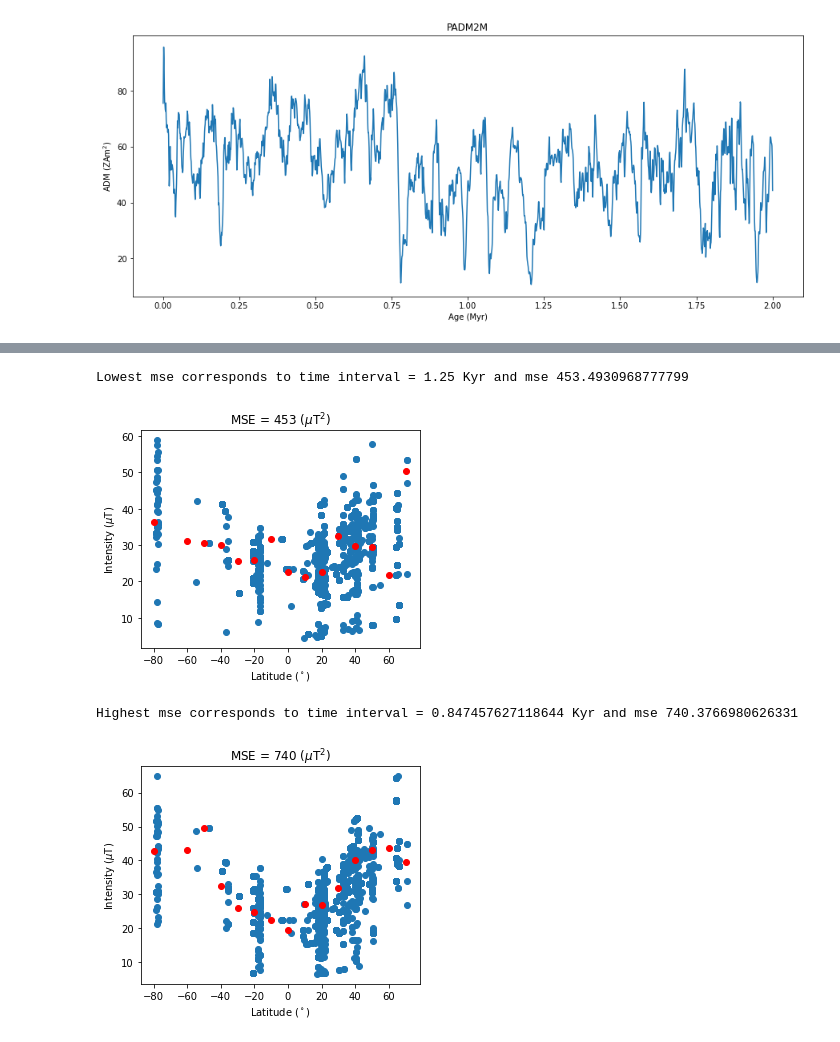
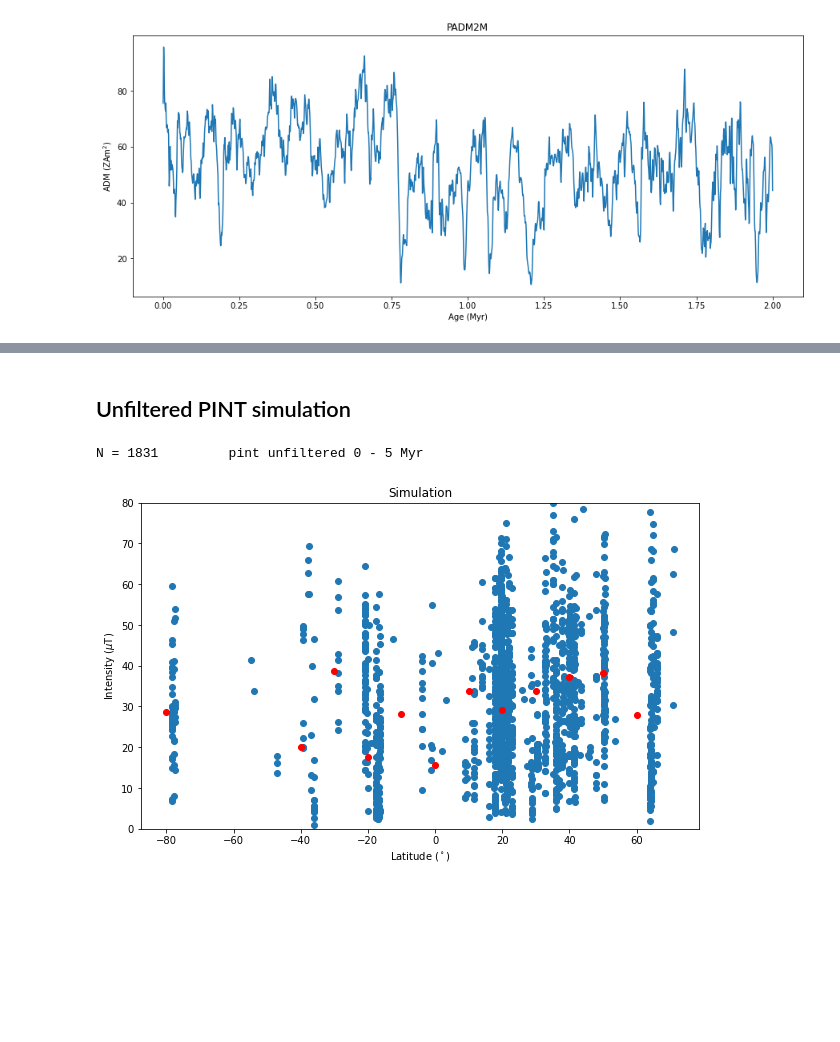
Before and after one commit to hfa2105/Golan_Heights_Analysis, a Jupyter notebook: Asefaw_GH_Analysis.ipynb, the cells around one changed output, grey strips where cells are left out. Saved outputs shown, nothing was run; the diff lists cells and outputs as text; code cells hidden in the pictures; blank space fills up the shorter version.

Commit message:
simulation added

```diff
--- a/Asefaw_GH_Analysis.ipynb
+++ b/Asefaw_GH_Analysis.ipynb
@@ -398,7 +421,8 @@ plt.title("PADM2M");
 # %% [output]
 [figure]
 # %%
-def simulation(data, n):
+def simulation(data):
+    n = padm2m['ADM'].size
     sim_lat, sim_intensity= [], []
 
     # 1. sample n vadms
@@ -422,22 +446,32 @@ def simulation(data, n):
 def plot_simulation(sim_lat, sim_intensity, title = "Simulation"):
     sim = pd.DataFrame(columns = ['lat', 'int'], data = np.array([sim_lat, sim_intensity]).transpose())
     lat_range = np.arange(-90, 90, 10)
-    median_int = sim.groupby(pd.cut(sim['lat'], lat_range)).median()['int']
+
+
+    # calculate median intensity of each 10 degree latitude bin if n>=10
+    median_int, latitudes = [], []
+    for lat in lat_range:
+        lat_interval_data = sim[(sim['lat']>=lat) & (sim['lat']< lat+10)]
+
+        if lat_interval_data['lat'].size >=10:
+            median_int.append(lat_interval_data['int'].median())
+            latitudes.append(lat)
+
 
     plt.figure(0, (5, 4))
 
     #plt.subplot(121)
     plt.plot(sim['lat'], sim['int'], "o")
-    plt.plot(lat_range[:-1], median_int, "ro")
+    plt.plot(latitudes, median_int, "ro")
     plt.title(title)
     plt.xlabel("Latitude ($^\circ$)")
     plt.ylabel("Intensity ($\mu$T)")
 
 
-    vs = []
-    for b, la in zip(median_int, lat_range[:-1]):
-        if b != np.nan:
-            vs.append(pmag.b_vdm(b*1e-6, la)*1e-21)
+    #vs = []
+    #for b, la in zip(median_int, lat_range[:-1]):
+     #   if b != np.nan:
+      #      vs.append(pmag.b_vdm(b*1e-6, la)*1e-21)
 
     #plt.subplot(122)
     #plt.plot(lat_range[:-1],vs,"o", color="orange")
@@ -530,14 +499,2 @@ plt.plot(time_intervals, mses, 'o')
-# %%
-# view the mse with the lowest value
-print("Lowest mse corresponds to time interval = {} Kyr and mse {}".format(5/best_sim[2]*100, m_min))
-plot_simulation(best_sim[0], best_sim[1], "MSE = {} ($\mu$T$^2)$".format(int(m_min)))
-# %% [output]
-Lowest mse corresponds to time interval = 1.25 Kyr and mse 453.4930968777799
-[figure, removed]
-# %%
-# view the mse with the highest value
-print("Highest mse corresponds to time interval = {} Kyr and mse {}".format(5/worst_sim[2]*100, m_max))
-plot_simulation(worst_sim[0], worst_sim[1] ,"MSE = {} ($\mu$T$^2)$".format(int(m_max)))
-# %% [output]
-Highest mse corresponds to time interval = 0.847457627118644 Kyr and mse 740.3766980626331
-[figure, removed]
+# %% [markdown]
+## Unfiltered PINT simulation
@@ -543,0 +578,23 @@ Highest mse corresponds to time interval = 0.847457627118644 Kyr and mse 740.376
+# %%
+# UNFILTERED dataset0 - 5 Myr
+pint5 = pd.read_csv("../Data/PINT15.csv")
+ageFilter = 5
+pint5 = pint5[(pint5['AGE']<ageFilter)]
+pint5= pint5[['SLAT', "SLONG", "AGE", 'IntM', "Ndir", "INC", "DEC", "k", 'a95',"Nint", "F", "VDM/VADM", "DF", "DF%" ]]
+pint5['VDM/VADM']*=10
+
+
+print("N = {}\t pint unfiltered 0 - 5 Myr ".format(pint5['AGE'].size))
+# %% [output]
+N = 1831         pint unfiltered 0 - 5 Myr
+# %%
+# view the unfiltered dataset
+plot_simulation(pint5['SLAT'], pint5['F'])
+
+fig = plt.gcf()
+fig.set_size_inches(10,6)
+
+ax = plt.gca()
+ax.set_ylim(0,80);
+# %% [output]
+[figure, added]
```
Also changed, not shown: parts of 29 cells of this notebook.
